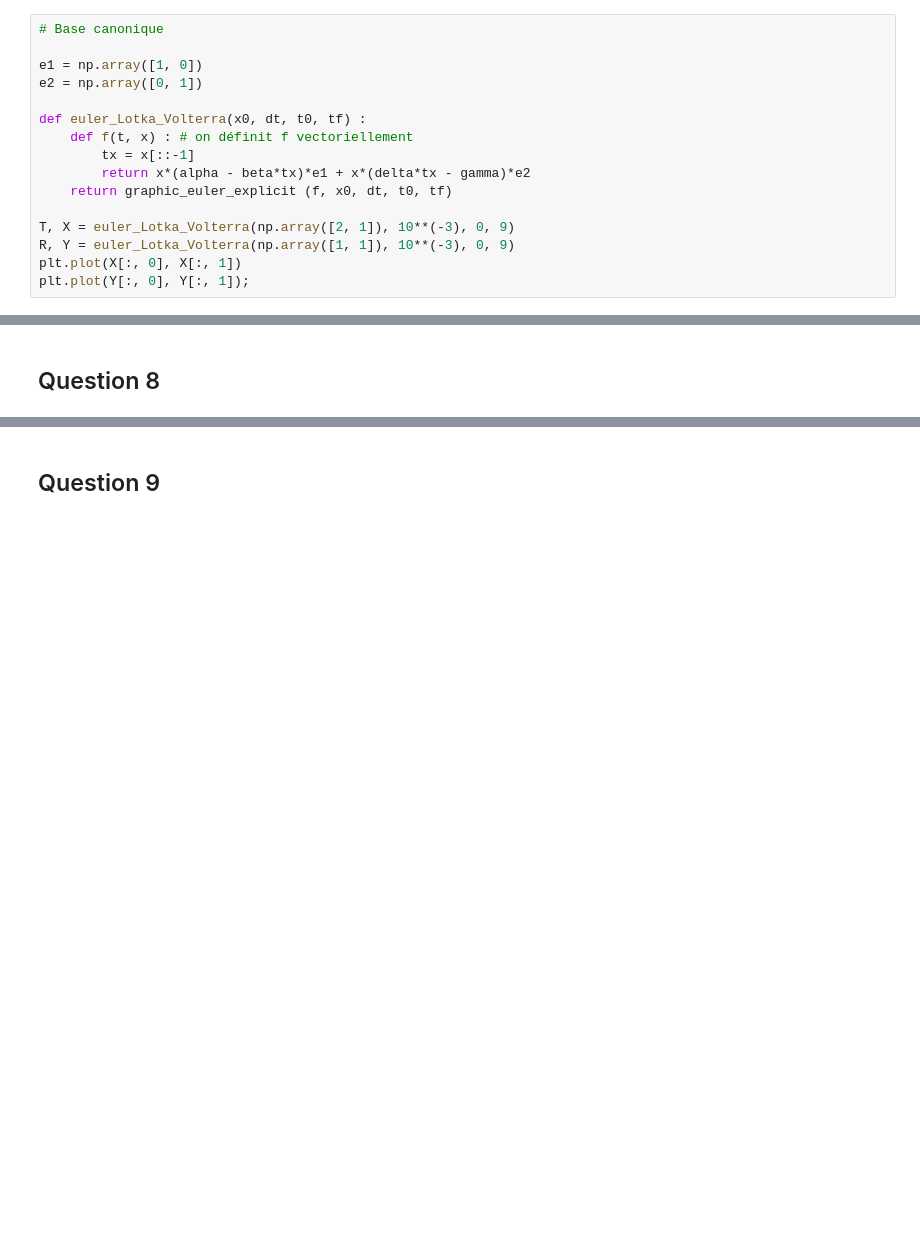
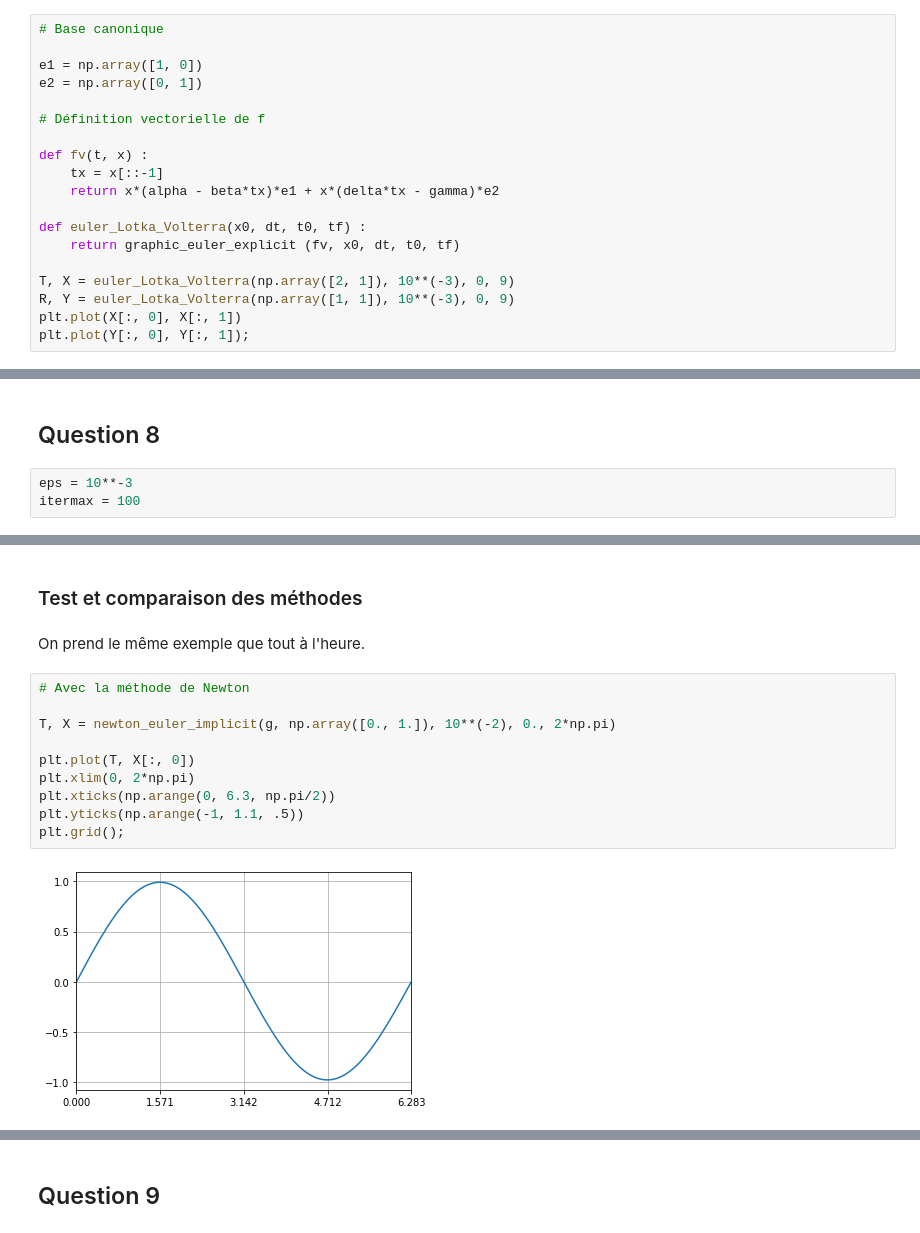
Before and after one commit to 20castro/Projet-equa-diff, a Jupyter notebook: Projet.ipynb, the cells around one changed output, grey strips where cells are left out. Saved outputs shown, nothing was run; the diff lists cells and outputs as text; blank space fills up the shorter version.

```diff
--- a/Projet.ipynb
+++ b/Projet.ipynb
@@ -225,11 +227,14 @@ On a même ici : $\max_{i \leqslant j \leqslant J} \Vert x (t_j) - x^j \Vert \ap
 e1 = np.array([1, 0])
 e2 = np.array([0, 1])
 
+# Définition vectorielle de f
+
+def fv(t, x) :
+    tx = x[::-1]
+    return x*(alpha - beta*tx)*e1 + x*(delta*tx - gamma)*e2
+
 def euler_Lotka_Volterra(x0, dt, t0, tf) :
-    def f(t, x) : # on définit f vectoriellement
-        tx = x[::-1]
-        return x*(alpha - beta*tx)*e1 + x*(delta*tx - gamma)*e2
-    return graphic_euler_explicit (f, x0, dt, t0, tf)
+    return graphic_euler_explicit (fv, x0, dt, t0, tf)
 
 T, X = euler_Lotka_Volterra(np.array([2, 1]), 10**(-3), 0, 9)
 R, Y = euler_Lotka_Volterra(np.array([1, 1]), 10**(-3), 0, 9)
@@ -249,3 +254,6 @@ plt.legend();
 Graphiquement, on a bien des constantes.
 # %% [markdown]
 ## Question 8
+# %%
+eps = 10**-3
+itermax = 100
@@ -280,0 +315,16 @@ def solve_euler_explicit(f, x0, dt, t0, tf, itermax = 100) :
+# %% [markdown]
+### Test et comparaison des méthodes
+# %% [markdown]
+On prend le même exemple que tout à l'heure.
+# %%
+# Avec la méthode de Newton
+
+T, X = newton_euler_implicit(g, np.array([0., 1.]), 10**(-2), 0., 2*np.pi)
+
+plt.plot(T, X[:, 0])
+plt.xlim(0, 2*np.pi)
+plt.xticks(np.arange(0, 6.3, np.pi/2))
+plt.yticks(np.arange(-1, 1.1, .5))
+plt.grid();
+# %% [output]
+[figure, added]
```
Also changed, not shown: parts of 21 cells of this notebook.
